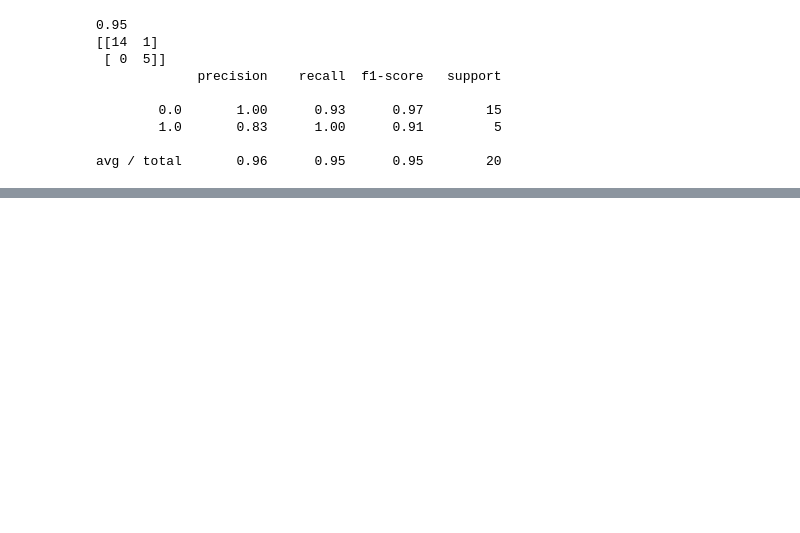
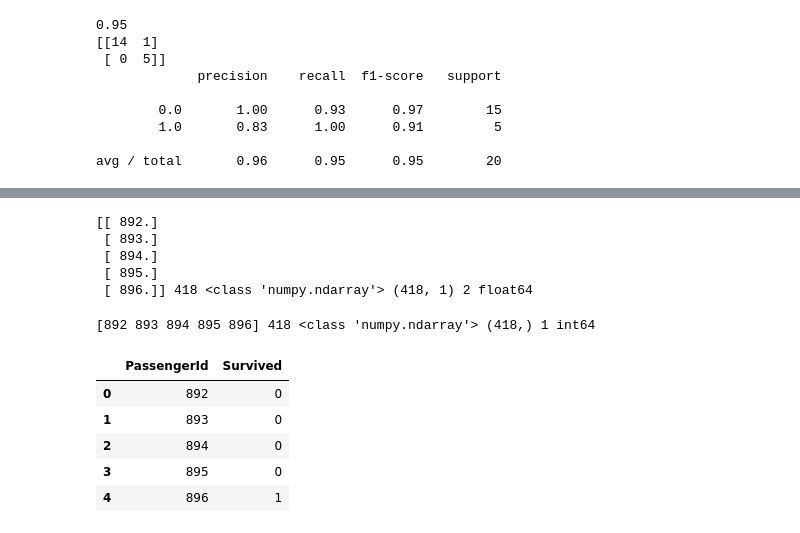
Before and after one commit to faameem/path-to-ai, a Jupyter notebook: kaggle/competitions/getting-started/titanic-machine-learning-from-disaster/fm-titanic-machine-learning-from-disaster.ipynb, the cells around one changed output, grey strips where cells are left out. Cells and saved outputs as stored; diff of their text form; code cells hidden in the pictures; blank space fills up the shorter version.

```diff
--- a/kaggle/competitions/getting-started/titanic-machine-learning-from-disaster/fm-titanic-machine-learning-from-disaster.ipynb
+++ b/kaggle/competitions/getting-started/titanic-machine-learning-from-disaster/fm-titanic-machine-learning-from-disaster.ipynb
@@ -1007,0 +1051,2 @@ avg / total       0.96      0.95      0.95        20
+# %%
+_pred_test = (_model_val.predict(_X_test)).astype(int)
@@ -1007,0 +1057,27 @@ avg / total       0.96      0.95      0.95        20
+# %%
+_passenger_id = _arr_test[:,0:1]
+# %%
+print_ndim_array(_passenger_id)
+# %% [output]
+[[ 892.]
+ [ 893.]
+ [ 894.]
+ [ 895.]
+ [ 896.]] 418 <class 'numpy.ndarray'> (418, 1) 2 float64
+# %%
+_passenger_id = numpy.ravel(_passenger_id.astype(int))
+# %%
+print_1dim_array(_passenger_id)
+# %% [output]
+[892 893 894 895 896] 418 <class 'numpy.ndarray'> (418,) 1 int64
+# %%
+_gender_submission = pandas.DataFrame({'PassengerId':_passenger_id, 'Survived':_pred_test})
+# %%
+_gender_submission.head()
+# %% [output]
+|  | PassengerId | Survived |
+| 0 | 892 | 0 |
+| 1 | 893 | 0 |
+| 2 | 894 | 0 |
+| 3 | 895 | 0 |
+| 4 | 896 | 1 |
```
Also changed, not shown: parts of 23 cells of this notebook.
